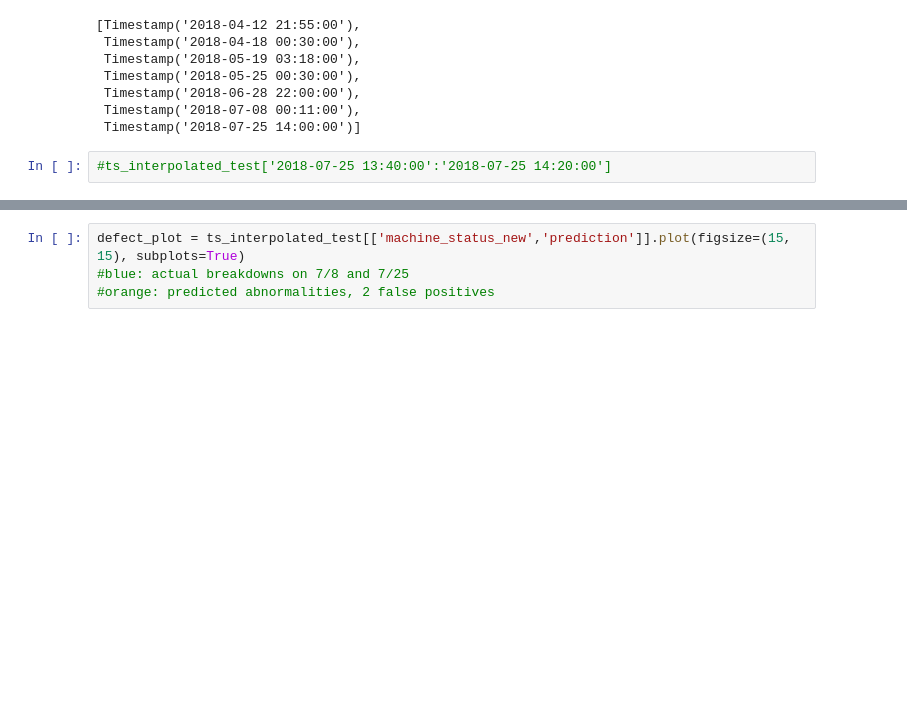
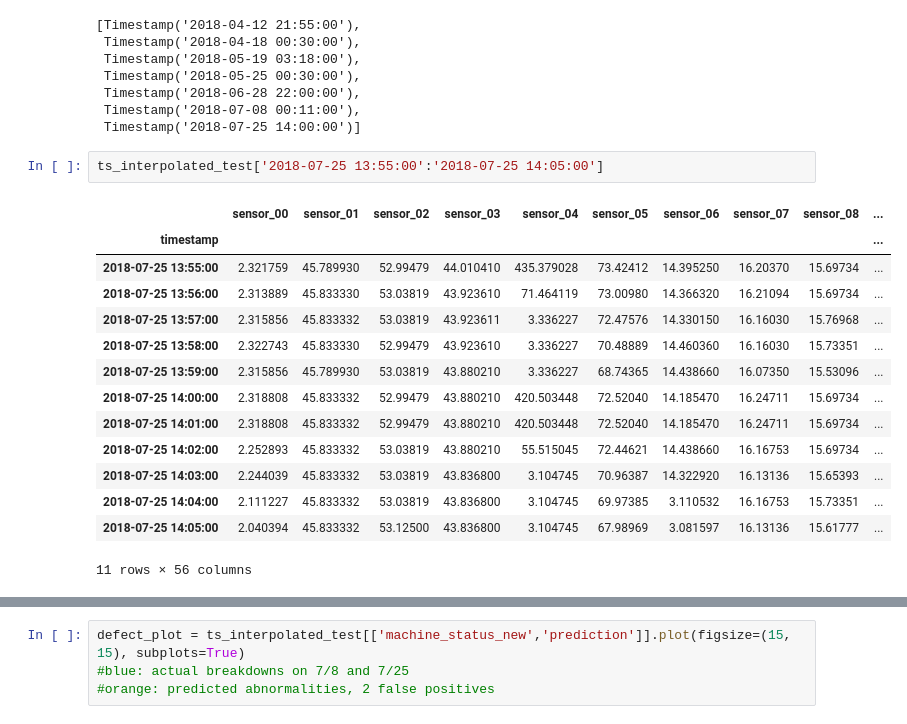
Before and after one commit to jbuchstaller/predicting_machine_breakdowns, a Jupyter notebook: machine_breakdown_prediction-final_JB.ipynb, the cells around one changed output, grey strips where cells are left out. Drawn from its saved outputs; the diff is of its cells as text; blank space fills up the shorter version.

```diff
--- a/machine_breakdown_prediction-final_JB.ipynb
+++ b/machine_breakdown_prediction-final_JB.ipynb
@@ -182,5 +207,20 @@ list(ts_broken.index)
  Timestamp('2018-07-08 00:11:00'),
  Timestamp('2018-07-25 14:00:00')]
 # %%
-#ts_interpolated_test['2018-07-25 13:40:00':'2018-07-25 14:20:00']
+ts_interpolated_test['2018-07-25 13:55:00':'2018-07-25 14:05:00']
+# %% [output]
+|  | sensor_00 | sensor_01 | sensor_02 | sensor_03 | sensor_04 | sensor_05 | sensor_06 | sensor_07 | sensor_08 | ... |
+| timestamp |  |  |  |  |  |  |  |  |  | ... |
+| 2018-07-25 13:55:00 | 2.321759 | 45.789930 | 52.99479 | 44.010410 | 435.379028 | 73.42412 | 14.395250 | 16.20370 | 15.69734 | ... |
+| 2018-07-25 13:56:00 | 2.313889 | 45.833330 | 53.03819 | 43.923610 | 71.464119 | 73.00980 | 14.366320 | 16.21094 | 15.69734 | ... |
+| 2018-07-25 13:57:00 | 2.315856 | 45.833332 | 53.03819 | 43.923611 | 3.336227 | 72.47576 | 14.330150 | 16.16030 | 15.76968 | ... |
+| 2018-07-25 13:58:00 | 2.322743 | 45.833330 | 52.99479 | 43.923610 | 3.336227 | 70.48889 | 14.460360 | 16.16030 | 15.73351 | ... |
+| 2018-07-25 13:59:00 | 2.315856 | 45.789930 | 53.03819 | 43.880210 | 3.336227 | 68.74365 | 14.438660 | 16.07350 | 15.53096 | ... |
+| 2018-07-25 14:00:00 | 2.318808 | 45.833332 | 52.99479 | 43.880210 | 420.503448 | 72.52040 | 14.185470 | 16.24711 | 15.69734 | ... |
+| 2018-07-25 14:01:00 | 2.318808 | 45.833332 | 52.99479 | 43.880210 | 420.503448 | 72.52040 | 14.185470 | 16.24711 | 15.69734 | ... |
+| 2018-07-25 14:02:00 | 2.252893 | 45.833332 | 53.03819 | 43.880210 | 55.515045 | 72.44621 | 14.438660 | 16.16753 | 15.69734 | ... |
+| 2018-07-25 14:03:00 | 2.244039 | 45.833332 | 53.03819 | 43.836800 | 3.104745 | 70.96387 | 14.322920 | 16.13136 | 15.65393 | ... |
+| 2018-07-25 14:04:00 | 2.111227 | 45.833332 | 53.03819 | 43.836800 | 3.104745 | 69.97385 | 3.110532 | 16.16753 | 15.73351 | ... |
+| 2018-07-25 14:05:00 | 2.040394 | 45.833332 | 53.12500 | 43.836800 | 3.104745 | 67.98969 | 3.081597 | 16.13136 | 15.61777 | ... |
+11 rows × 56 columns
 # %%
```
Also changed, not shown: parts of 40 cells of this notebook, 1 other file.
